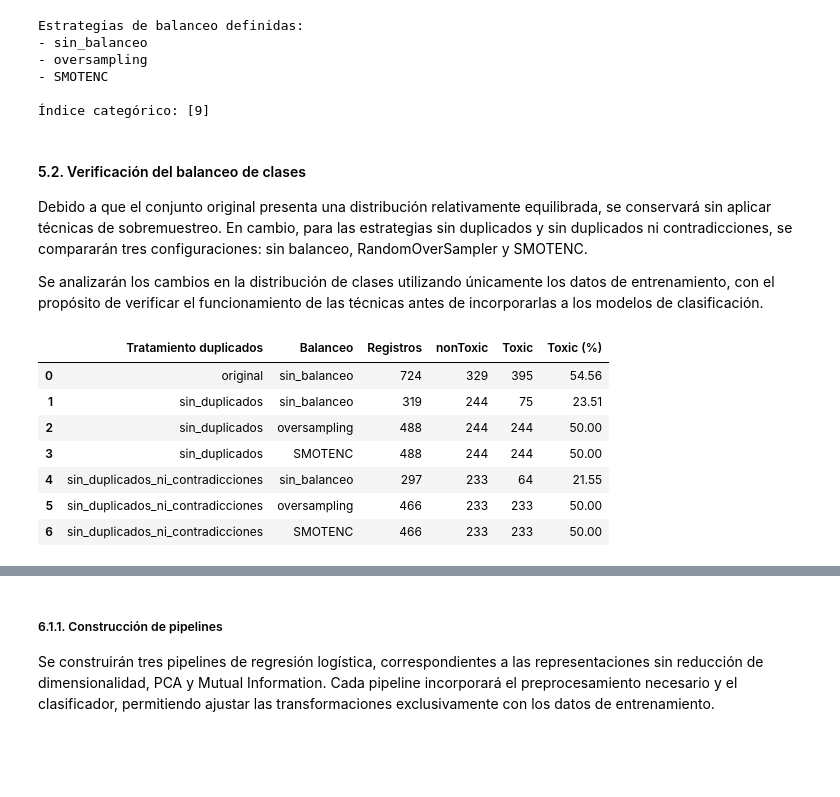
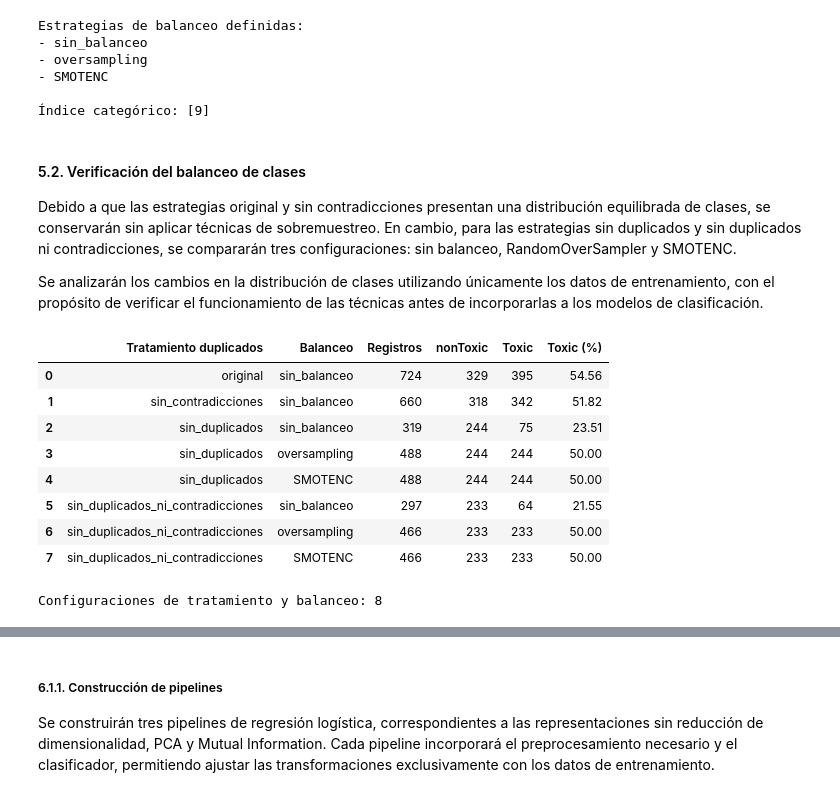
Before and after one commit to adriamedinaa-ang/icd2026, a Jupyter notebook: Project/PF.ipynb, the cells around one changed output, grey strips where cells are left out. Saved outputs shown, nothing was run; the diff lists cells and outputs as text; code cells hidden in the pictures; blank space fills up the shorter version.

```diff
--- a/Project/PF.ipynb
+++ b/Project/PF.ipynb
@@ -1460,10 +1541,30 @@ Estrategias de balanceo definidas:
 # %% [markdown]
 #### 5.2. Verificación del balanceo de clases
 
-Debido a que el conjunto original presenta una distribución relativamente equilibrada, se conservará sin aplicar técnicas de sobremuestreo. En cambio, para las estrategias sin duplicados y sin duplicados ni contradicciones, se compararán tres configuraciones: sin balanceo, RandomOverSampler y SMOTENC.
+Debido a que las estrategias original y sin contradicciones presentan una distribución equilibrada de clases, se conservarán sin aplicar técnicas de sobremuestreo. En cambio, para las estrategias sin duplicados y sin duplicados ni contradicciones, se compararán tres configuraciones: sin balanceo, RandomOverSampler y SMOTENC.
 
 Se analizarán los cambios en la distribución de clases utilizando únicamente los datos de entrenamiento, con el propósito de verificar el funcionamiento de las técnicas antes de incorporarlas a los modelos de clasificación.
 # %%
+# Definir balanceos permitidos por estrategia
+balanceos_por_estrategia = {
+    "original": [
+        "sin_balanceo"
+    ],
+    "sin_contradicciones": [
+        "sin_balanceo"
+    ],
+    "sin_duplicados": [
+        "sin_balanceo",
+        "oversampling",
+        "SMOTENC"
+    ],
+    "sin_duplicados_ni_contradicciones": [
+        "sin_balanceo",
+        "oversampling",
+        "SMOTENC"
+    ]
+}
+
 # Primer pliegue de entrenamiento
 idx_train, idx_val = particiones_cv[0]
 df_train = df.iloc[idx_train].copy()
@@ -1472,7 +1573,7 @@ resultados_balanceo = []
 
 for estrategia_dup in estrategias:
 
-    # Aplicar tratamiento de duplicados
+    # Aplicar tratamiento de datos
     datos = tratar_duplicados(
         df_train,
         estrategia_dup
@@ -1485,15 +1586,8 @@ for estrategia_dup in estrategias:
         "Toxic": 1
     }).astype(int)
 
-    # Definir balanceos según el tratamiento
-    if estrategia_dup == "original":
-        balanceos = ["sin_balanceo"]
-    else:
-        balanceos = [
-            "sin_balanceo",
-            "oversampling",
-            "SMOTENC"
-        ]
+    # Recuperar balanceos permitidos
+    balanceos = balanceos_por_estrategia[estrategia_dup]
 
     # Imputar valores faltantes solo en entrenamiento
     imputador = SimpleImputer(strategy="median")
@@ -1521,36 +1615,46 @@ for estrategia_dup in estrategias:
             sampler_actual = clone(sampler)
 
             _, y_res = sampler_actual.fit_resample(
                 X_train_bal,
                 y_train_bal
             )
 
         conteos = pd.Series(y_res).value_counts()
 
         resultados_balanceo.append({
             "Tratamiento duplicados": estrategia_dup,
             "Balanceo": nombre_balanceo,
             "Registros": len(y_res),
             "nonToxic": conteos.get(0, 0),
             "Toxic": conteos.get(1, 0),
             "Toxic (%)": round(
                 conteos.get(1, 0) / len(y_res) * 100,
                 2
             )
         })
 
 # Tabla comparativa
 resultados_balanceo = pd.DataFrame(
     resultados_balanceo
 )
 
 display(resultados_balanceo)
+
+# Verificar número de configuraciones
+assert len(resultados_balanceo) == 8
+
+print(
+    "\nConfiguraciones de tratamiento y balanceo:",
+    len(resultados_balanceo)
+)
 # %% [output]
 |  | Tratamiento duplicados | Balanceo | Registros | nonToxic | Toxic | Toxic (%) |
 | 0 | original | sin_balanceo | 724 | 329 | 395 | 54.56 |
-| 1 | sin_duplicados | sin_balanceo | 319 | 244 | 75 | 23.51 |
-| 2 | sin_duplicados | oversampling | 488 | 244 | 244 | 50.00 |
-| 3 | sin_duplicados | SMOTENC | 488 | 244 | 244 | 50.00 |
-| 4 | sin_duplicados_ni_contradicciones | sin_balanceo | 297 | 233 | 64 | 21.55 |
-| 5 | sin_duplicados_ni_contradicciones | oversampling | 466 | 233 | 233 | 50.00 |
-| 6 | sin_duplicados_ni_contradicciones | SMOTENC | 466 | 233 | 233 | 50.00 |
+| 1 | sin_contradicciones | sin_balanceo | 660 | 318 | 342 | 51.82 |
+| 2 | sin_duplicados | sin_balanceo | 319 | 244 | 75 | 23.51 |
+| 3 | sin_duplicados | oversampling | 488 | 244 | 244 | 50.00 |
+| 4 | sin_duplicados | SMOTENC | 488 | 244 | 244 | 50.00 |
+| 5 | sin_duplicados_ni_contradicciones | sin_balanceo | 297 | 233 | 64 | 21.55 |
+| 6 | sin_duplicados_ni_contradicciones | oversampling | 466 | 233 | 233 | 50.00 |
+| 7 | sin_duplicados_ni_contradicciones | SMOTENC | 466 | 233 | 233 | 50.00 |
+Configuraciones de tratamiento y balanceo: 8
```
Also changed, not shown: parts of 175 cells of this notebook, 3 other files.
